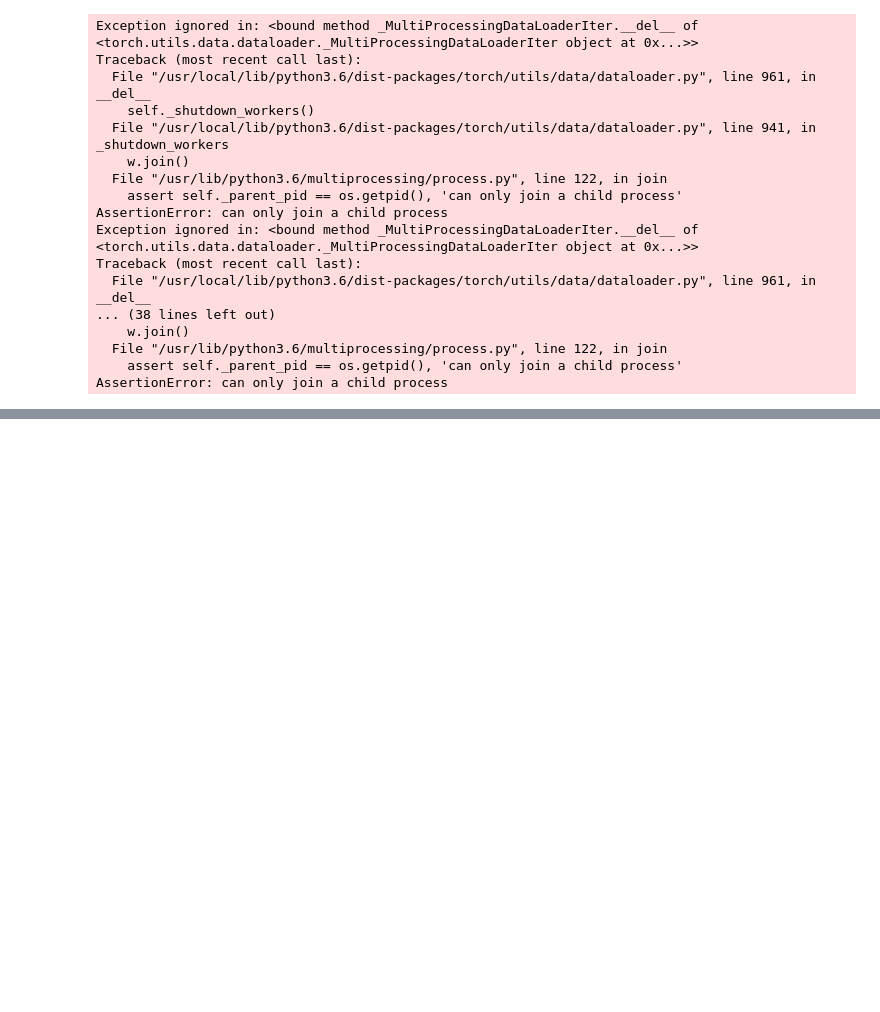
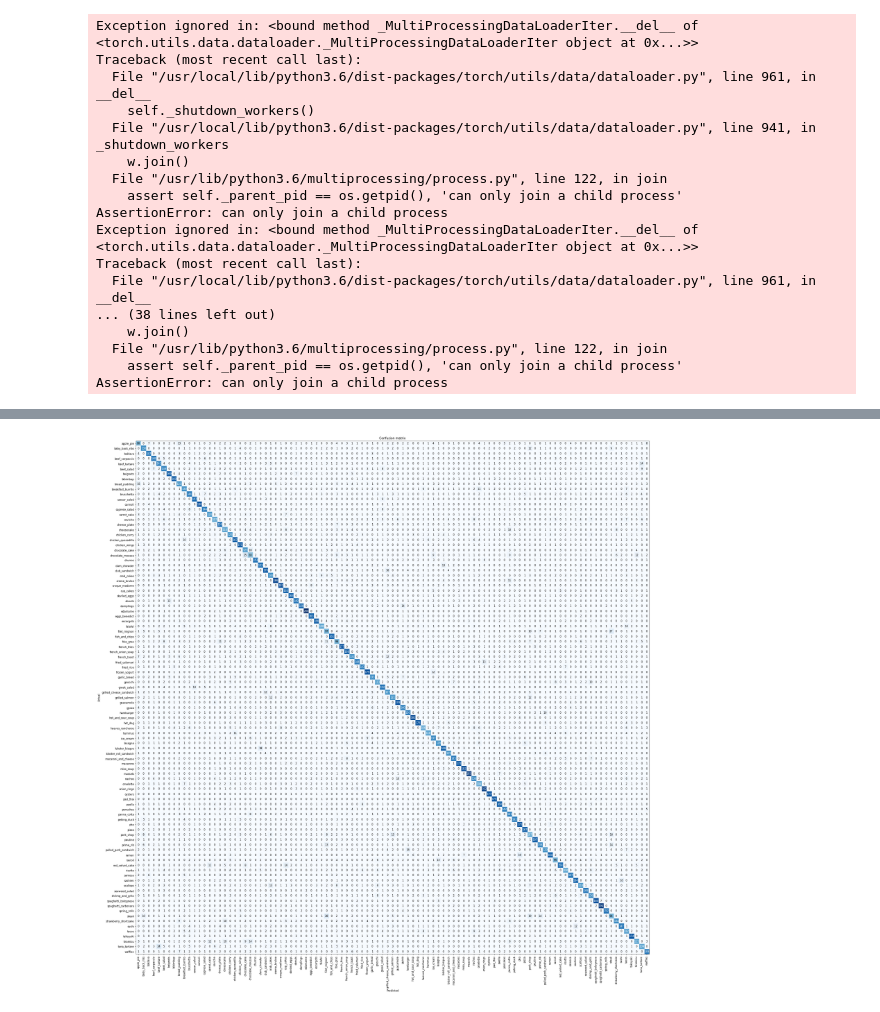
Before and after one commit to 04Ricky/DeepLearning, a Jupyter notebook: Food_Image_DL.ipynb, the cells around one changed output, grey strips where cells are left out. Saved outputs shown, nothing was run; the diff lists cells and outputs as text; code cells hidden in the pictures; blank space fills up the shorter version.

```diff
--- a/Food_Image_DL.ipynb
+++ b/Food_Image_DL.ipynb
@@ -112,0 +124,4 @@ learn.save('stage1')
+# %%
+interp.plot_confusion_matrix(figsize=(30,30),dpi = 60)
+# %% [output]
+[figure, added]
```
Also changed, not shown: parts of 8 cells of this notebook.
